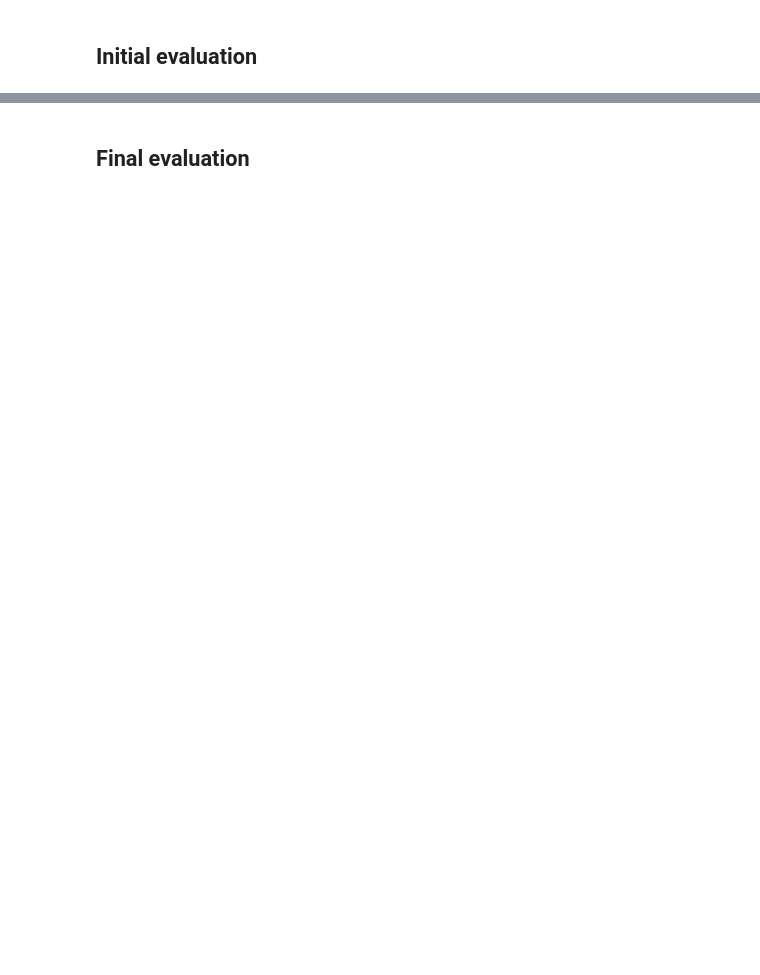
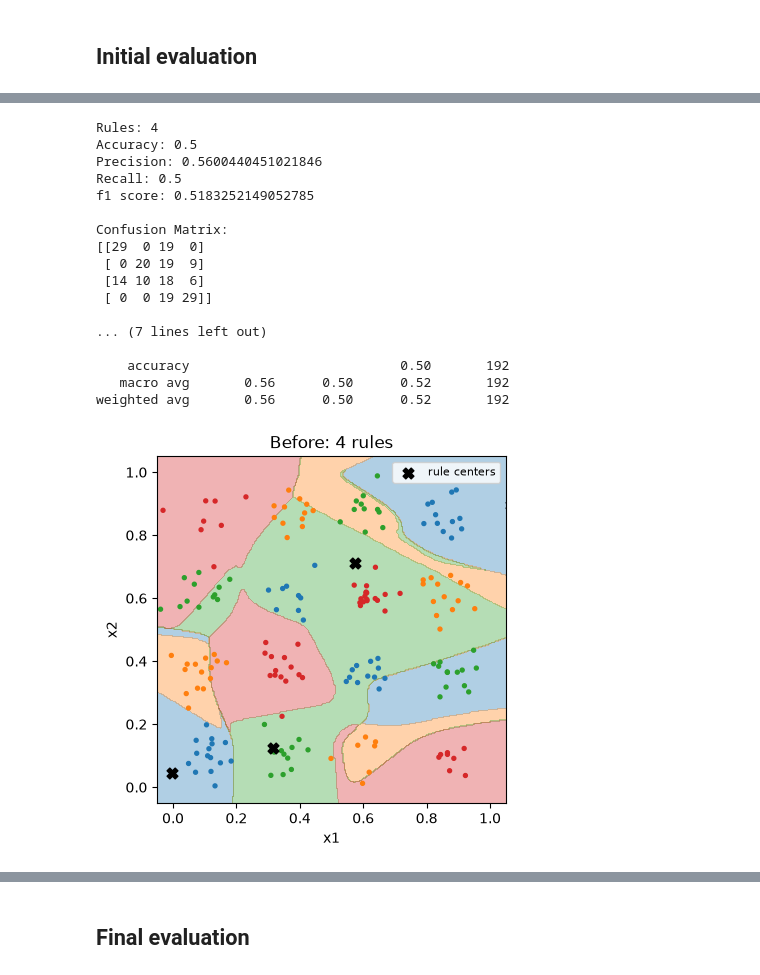
Before and after one commit to jsuarez2001/neuro-fuzzy-toolbox, a Jupyter notebook: examples/Publication Examples/example2.ipynb, the cells around one changed output, grey strips where cells are left out. Drawn from its saved outputs; the diff is of its cells as text; code cells hidden in the pictures; blank space fills up the shorter version.

```diff
--- a/examples/Publication Examples/example2.ipynb
+++ b/examples/Publication Examples/example2.ipynb
@@ -68,6 +92,6 @@ y_test = torch.from_numpy(y_test.values).squeeze()
 generator = torch.Generator()
 generator.manual_seed(SEED)
 
-train_loader = data.DataLoader(data.TensorDataset(x_train, y_train), batch_size=8, shuffle=True, generator=generator)
+train_loader = data.DataLoader(data.TensorDataset(x_train, y_train), batch_size=32, shuffle=True, generator=generator)
 
-val_loader = data.DataLoader(data.TensorDataset(x_val, y_val), batch_size=8, shuffle=False)
+val_loader = data.DataLoader(data.TensorDataset(x_val, y_val), batch_size=64, shuffle=False)
@@ -95,9 +114,10 @@ model = nft.rule_reduced_ANFIS(
 # %%
-# Define training strategy
 trainer = nft.Basic_optimizer_training_algorithm(
-    epochs=5000,
+    epochs=2000,
     loss_function=nn.CrossEntropyLoss(),
     optimizer=torch.optim.AdamW,
-    optimizer_params={'lr': 1e-3, 'weight_decay': 1e-2},
-    early_stopping=nft.EarlyStopping(patience=60)
+    optimizer_params={'lr': 1e-2, 'weight_decay': 1e-2},
+    early_stopping=nft.EarlyStopping(patience=50)
 )
+
+trainer(model, train_loader, val_loader, verbose=False)
@@ -104,3 +125,0 @@ trainer = nft.Basic_optimizer_training_algorithm(
-# %%
-# Train model
-trainer(model, train_loader, val_loader)
@@ -221,0 +128,49 @@ loss_function = nn.CrossEntropyLoss()
+# %%
+def evaluate(model):
+    pred = model.predict(x_test)
+    print("Rules:", model.rules)
+    print("Accuracy:", accuracy_score(y_test, pred))
+    print("Precision:", precision_score(y_test, pred, average='weighted', zero_division=0))
+    print("Recall:", recall_score(y_test, pred, average='weighted', zero_division=0))
+    print("f1 score:", f1_score(y_test, pred, average='weighted', zero_division=0), "\n")
+    print("Confusion Matrix:")
+    print(confusion_matrix(y_test, pred), "\n")
+    print("Classification Report:")
+    print(classification_report(y_test, pred, zero_division=0))
+
+def plot_decision_regions(model, title):
+    g = torch.linspace(-0.05, 1.05, 300)
+    xx, yy = torch.meshgrid(g, g, indexing='xy')
+    grid = torch.stack([xx.flatten(), yy.flatten()], dim=1)
+    with torch.no_grad():
+        regions = model.predict(grid).reshape(xx.shape)
+    centers = model.get_premises()[:, :, -1].detach()   # last premise parameter of the bell MF: center
+    plt.figure(figsize=(4.5, 4.5))
+    plt.contourf(xx, yy, regions, levels=np.arange(-0.5, 4.5), cmap='tab10', vmin=0, vmax=9, alpha=0.35)
+    plt.scatter(x_test[:, 0], x_test[:, 1], c=y_test, cmap='tab10', vmin=0, vmax=9, s=8)
+    plt.scatter(centers[0], centers[1], marker='X', c='black', s=60, label='rule centers')
+    plt.xlim(-0.05, 1.05); plt.ylim(-0.05, 1.05)
+    plt.xlabel('x1'); plt.ylabel('x2'); plt.title(title); plt.legend(loc='upper right', fontsize=8)
+    plt.show()
+
+evaluate(model)
+plot_decision_regions(model, f'Before: {model.rules} rules')
+# %% [output]
+Rules: 4
+Accuracy: 0.5
+Precision: 0.5600440451021846
+Recall: 0.5
+f1 score: 0.5183252149052785
+
+Confusion Matrix:
+[[29  0 19  0]
+ [ 0 20 19  9]
+ [14 10 18  6]
+ [ 0  0 19 29]]
+
+... (7 lines left out)
+
+    accuracy                           0.50       192
+   macro avg       0.56      0.50      0.52       192
+weighted avg       0.56      0.50      0.52       192
+[figure, added]
```
Also changed, not shown: parts of 35 cells of this notebook, 9 other files.
